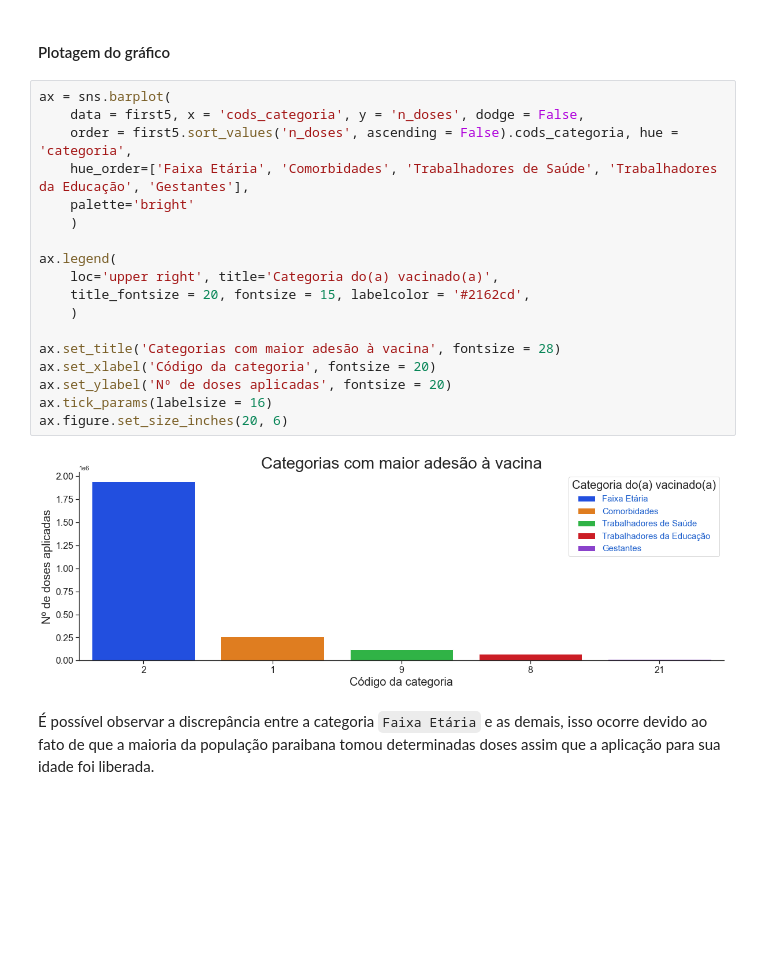
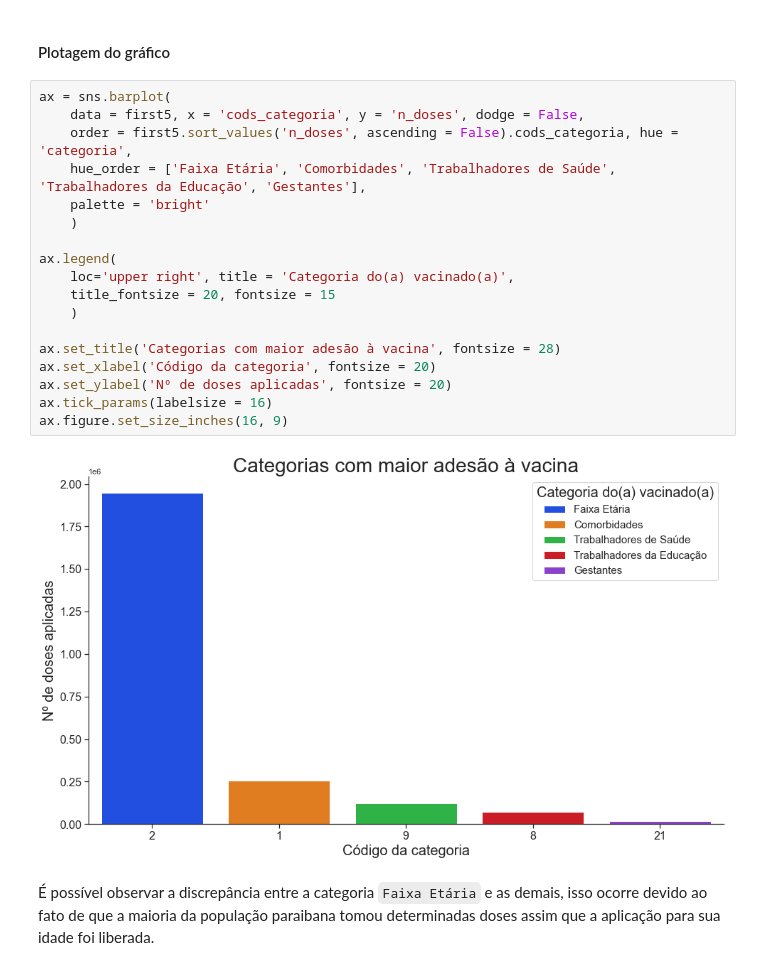
Before and after one commit to maxbarbosa/data-science-final-project, a Jupyter notebook: etapa_3_vax.ipynb, the cells around one changed output. Drawn from its saved outputs; the diff is of its cells as text; blank space fills up the shorter version.

```diff
--- a/etapa_3_vax.ipynb
+++ b/etapa_3_vax.ipynb
@@ -175,23 +175,23 @@ first5
 # %%
 ax = sns.barplot(
     data = first5, x = 'cods_categoria', y = 'n_doses', dodge = False,
     order = first5.sort_values('n_doses', ascending = False).cods_categoria, hue = 'categoria',
-    hue_order=['Faixa Etária', 'Comorbidades', 'Trabalhadores de Saúde', 'Trabalhadores da Educação', 'Gestantes'],
-    palette='bright'
+    hue_order = ['Faixa Etária', 'Comorbidades', 'Trabalhadores de Saúde', 'Trabalhadores da Educação', 'Gestantes'],
+    palette = 'bright'
     )
 
 ax.legend(
-    loc='upper right', title='Categoria do(a) vacinado(a)',
-    title_fontsize = 20, fontsize = 15, labelcolor = '#2162cd',
+    loc='upper right', title = 'Categoria do(a) vacinado(a)',
+    title_fontsize = 20, fontsize = 15
     )
 
 ax.set_title('Categorias com maior adesão à vacina', fontsize = 28)
 ax.set_xlabel('Código da categoria', fontsize = 20)
 ax.set_ylabel('Nº de doses aplicadas', fontsize = 20)
 ax.tick_params(labelsize = 16)
-ax.figure.set_size_inches(20, 6)
+ax.figure.set_size_inches(16, 9)
 # %% [output]
-[figure, old version]
+[figure, new version]
 # %% [markdown]
 É possível observar a discrepância entre a categoria `Faixa Etária` e as demais, isso ocorre devido ao fato de que a maioria da população paraibana tomou determinadas doses assim que a aplicação para sua idade foi liberada.
 # %% [markdown]
```
Also changed, not shown: parts of 2 cells of this notebook.
